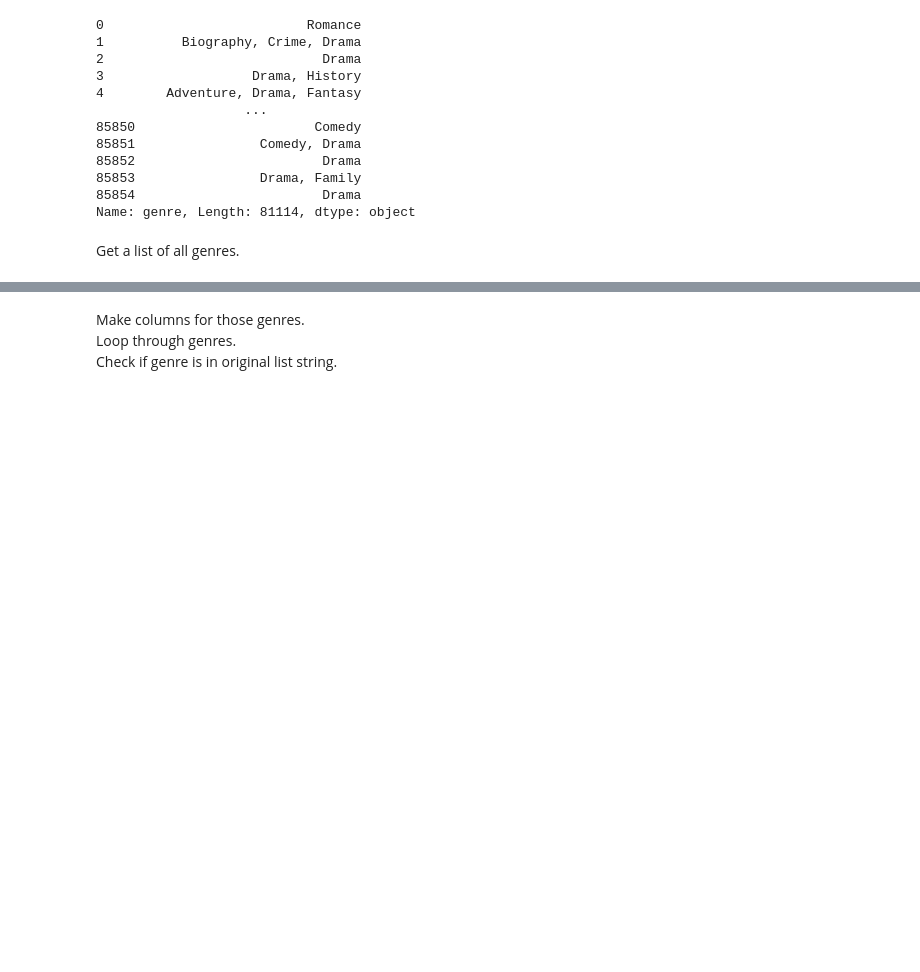
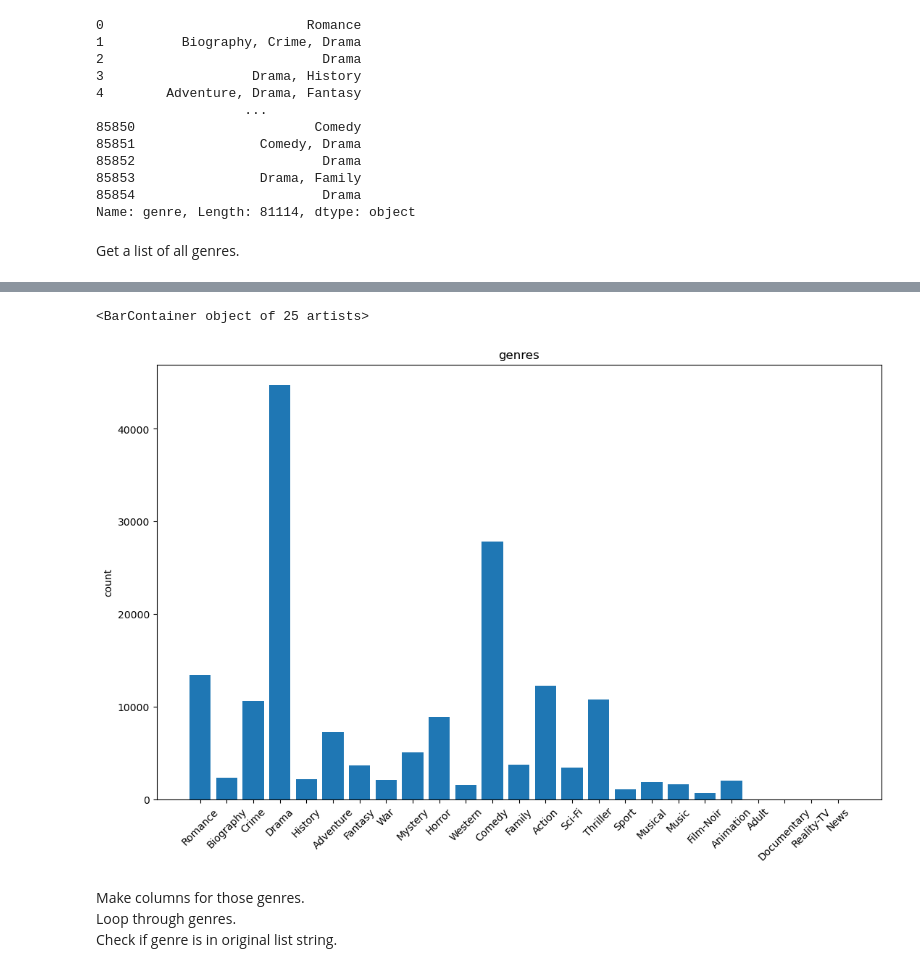
Before and after one commit to DirkTorre/VU_ML_project, a Jupyter notebook: data cleaning.ipynb, the cells around one changed output, grey strips where cells are left out. Cells and saved outputs as stored; diff of their text form; code cells hidden in the pictures; blank space fills up the shorter version.

Commit message:
added graphs to figure out is column should be used or not

```diff
--- a/data cleaning.ipynb
+++ b/data cleaning.ipynb
@@ -332,3 +336,28 @@ new_columns
+# %%
+all_genres_raw = ",".join(adj_movies["genre"].str.replace(", ", ",").to_list()).split(",")
+# print(len(test), len(set(test)))
+counted = Counter(all_genres_raw)
+# # all writers
+test = pd.DataFrame.from_dict(counted , orient='index').reset_index()
+test.rename(columns = {'index':'genre', 0:'count'}, inplace = True)
+# test["genre"].to_list()
+test
+
+fig = plt.figure(figsize=(10,6), dpi= 100)
+ax = fig.add_axes([0,0,1,1]) # ???
+ax.set_title("genres")
+ax.set_ylabel("count")
+plt.xticks(rotation=45)
+ax.bar(test["genre"].to_list(),test["count"].to_list())
+
+
+# genre count
+# writers_movie_count = test3.groupby(0).count()
+# for_plot.plot(xlabel="writers")
+# test.plot(xlabel="genre", ylabel="genre count")
+# %% [output]
+<BarContainer object of 25 artists>
+[figure, added]
 # %% [markdown]
 Make columns for those genres.<br>
 Loop through genres.<br>
```
Also changed, not shown: parts of 36 cells of this notebook.
